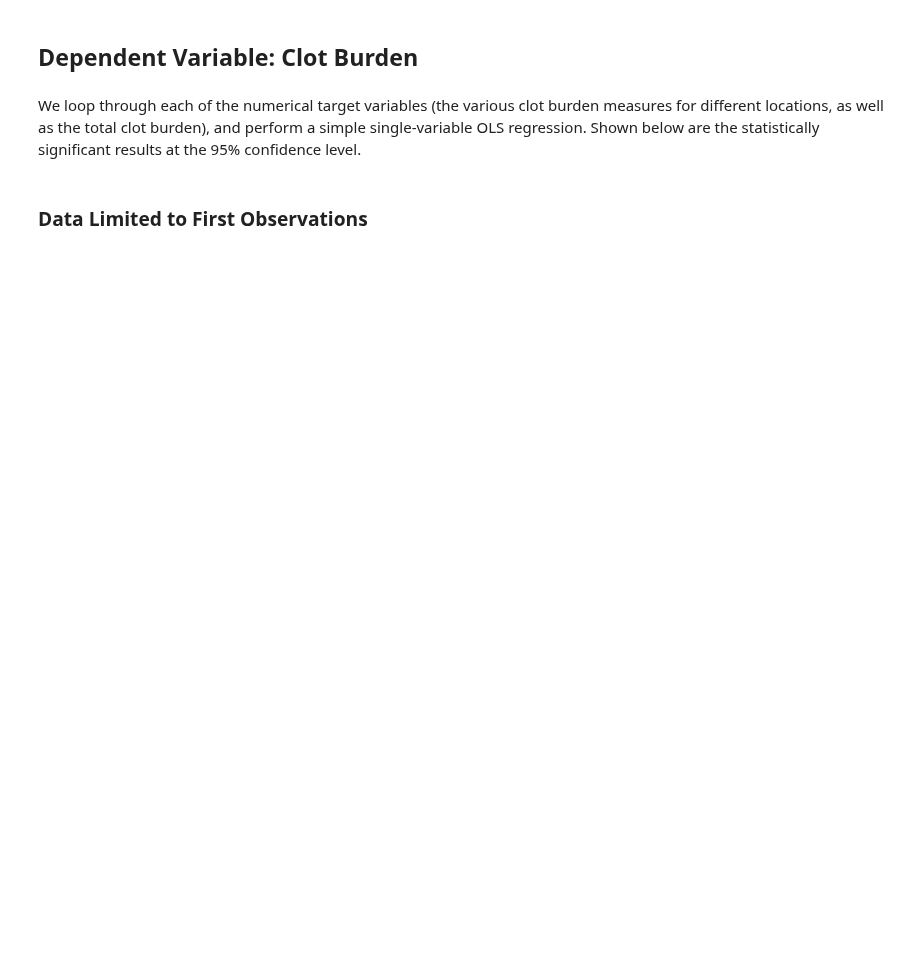
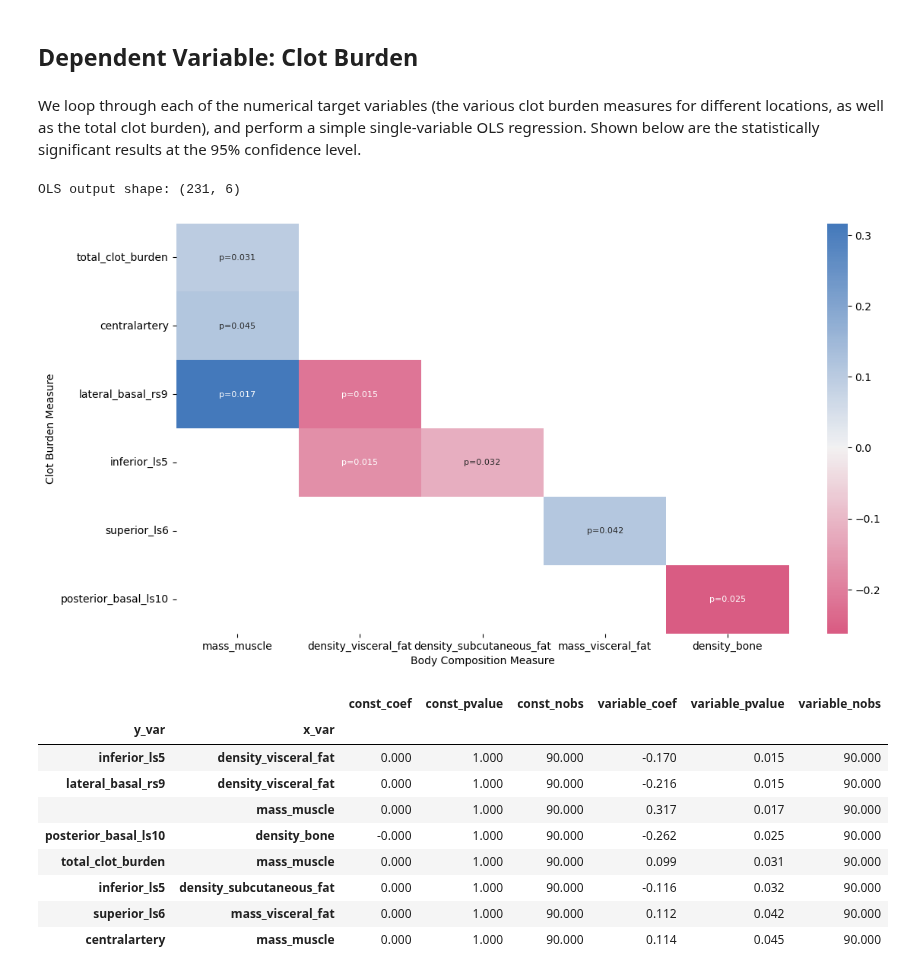
Before and after one commit to qaust/iCPET, a Jupyter notebook: src/ols.ipynb, the cells around one changed output. Saved outputs shown, nothing was run; the diff lists cells and outputs as text; code cells hidden in the pictures; blank space fills up the shorter version.

```diff
--- a/src/ols.ipynb
+++ b/src/ols.ipynb
@@ -376,7 +385,29 @@ def ols_heatmap(ols, out_path):
 
 	plt.savefig(out_path)
 	plt.show()
-# %% [markdown]
-### Data Limited to First Observations
+# %%
+ols = ols_regression(
+	Xdata=X_scale,
+	Ydata=Y,
+	targets=NUM_TARGETS,
+	features=BODY_FEAT_UNCORR
+)
+
+ols_heatmap(ols, '../figures/all_ols_cb_heatmap.png')
+
+ols_identify_significant(ols, 0.05, '../output/regressions/all_ols_cb_sig.csv')
+# %% [output]
+OLS output shape: (231, 6)
+[figure, added]
+|  |  | const_coef | const_pvalue | const_nobs | variable_coef | variable_pvalue | variable_nobs |
+| y_var | x_var |  |  |  |  |  |  |
+| inferior_ls5 | density_visceral_fat | 0.000 | 1.000 | 90.000 | -0.170 | 0.015 | 90.000 |
+| lateral_basal_rs9 | density_visceral_fat | 0.000 | 1.000 | 90.000 | -0.216 | 0.015 | 90.000 |
+|  | mass_muscle | 0.000 | 1.000 | 90.000 | 0.317 | 0.017 | 90.000 |
+| posterior_basal_ls10 | density_bone | -0.000 | 1.000 | 90.000 | -0.262 | 0.025 | 90.000 |
+| total_clot_burden | mass_muscle | 0.000 | 1.000 | 90.000 | 0.099 | 0.031 | 90.000 |
+| inferior_ls5 | density_subcutaneous_fat | 0.000 | 1.000 | 90.000 | -0.116 | 0.032 | 90.000 |
+| superior_ls6 | mass_visceral_fat | 0.000 | 1.000 | 90.000 | 0.112 | 0.042 | 90.000 |
+| centralartery | mass_muscle | 0.000 | 1.000 | 90.000 | 0.114 | 0.045 | 90.000 |
 # %%
 ols = ols_regression(
```
Also changed, not shown: parts of 46 cells of this notebook, 2 other files.
